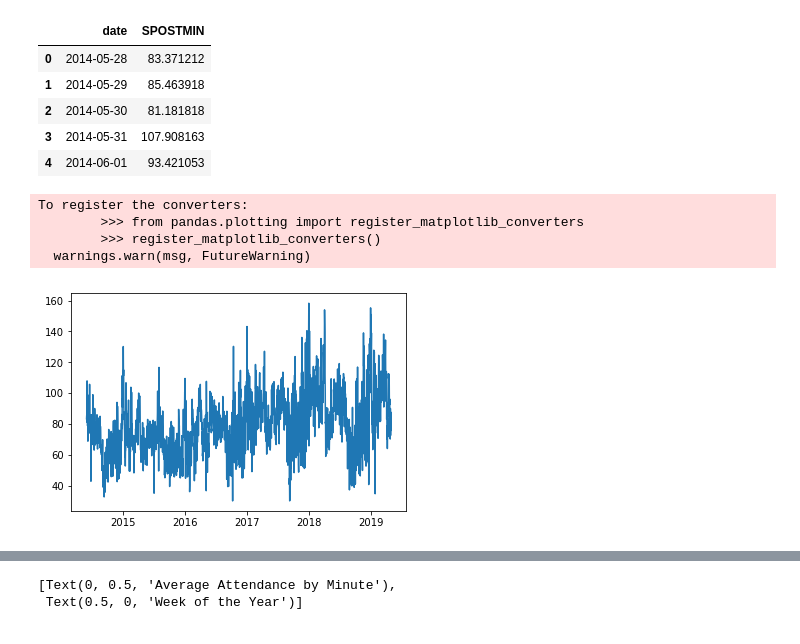
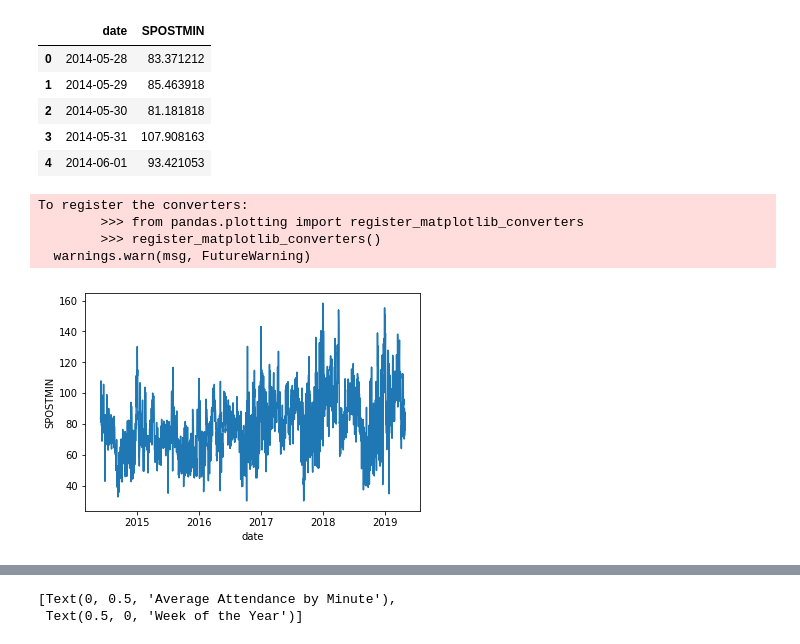
Before and after one commit to daviding11/Splash-Mountain-Wait-Time-Analysis, a Jupyter notebook: Data_Visualization_daviding.ipynb, the cells around one changed output, grey strips where cells are left out. Saved outputs shown, nothing was run; the diff lists cells and outputs as text; code cells hidden in the pictures.

```diff
--- a/Data_Visualization_daviding.ipynb
+++ b/Data_Visualization_daviding.ipynb
@@ -91,14 +77,13 @@ avg.head()
 | 3 | 2014-05-31 | 107.908163 |
 | 4 | 2014-06-01 | 93.421053 |
 # %%
-plt.plot(avg.date,avg.SPOSTMIN)
-plt.show()
+ax = sns.lineplot(x = avg.date, y = avg.SPOSTMIN )
 # %% [output]
 To register the converters:
         >>> from pandas.plotting import register_matplotlib_converters
         >>> register_matplotlib_converters()
   warnings.warn(msg, FutureWarning)
-[figure, old version]
+[figure, new version]
 # %%
 disney_data['DATE'] = pd.to_datetime(disney_data['DATE'])
 #merge back with original meta set for daily weighted averages
```
Also changed, not shown: parts of 12 cells of this notebook.
